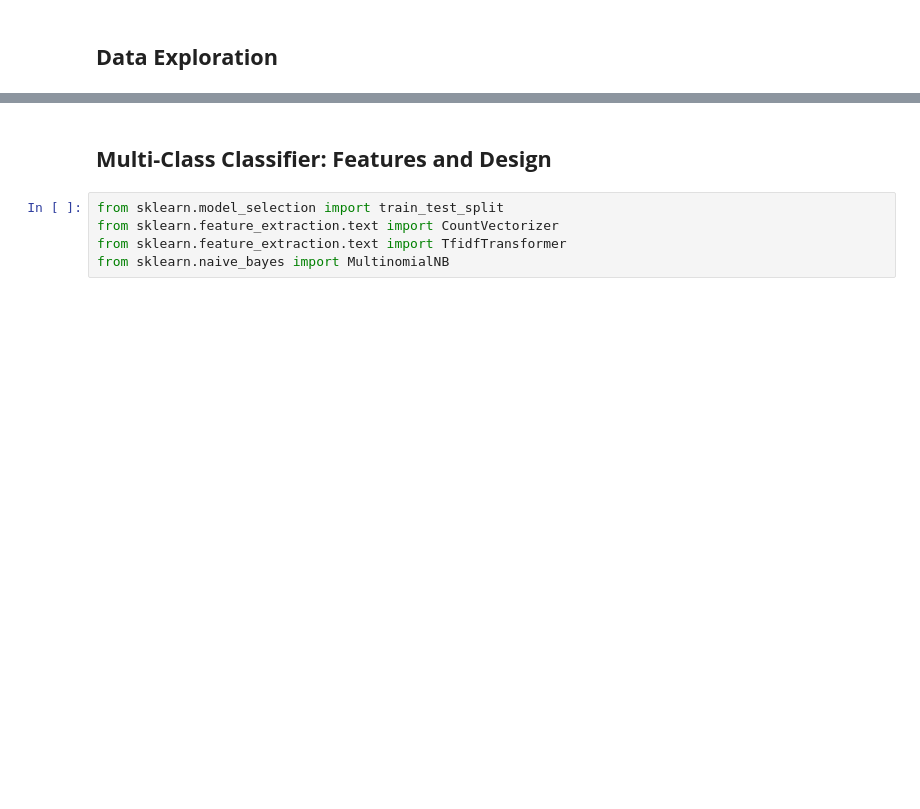
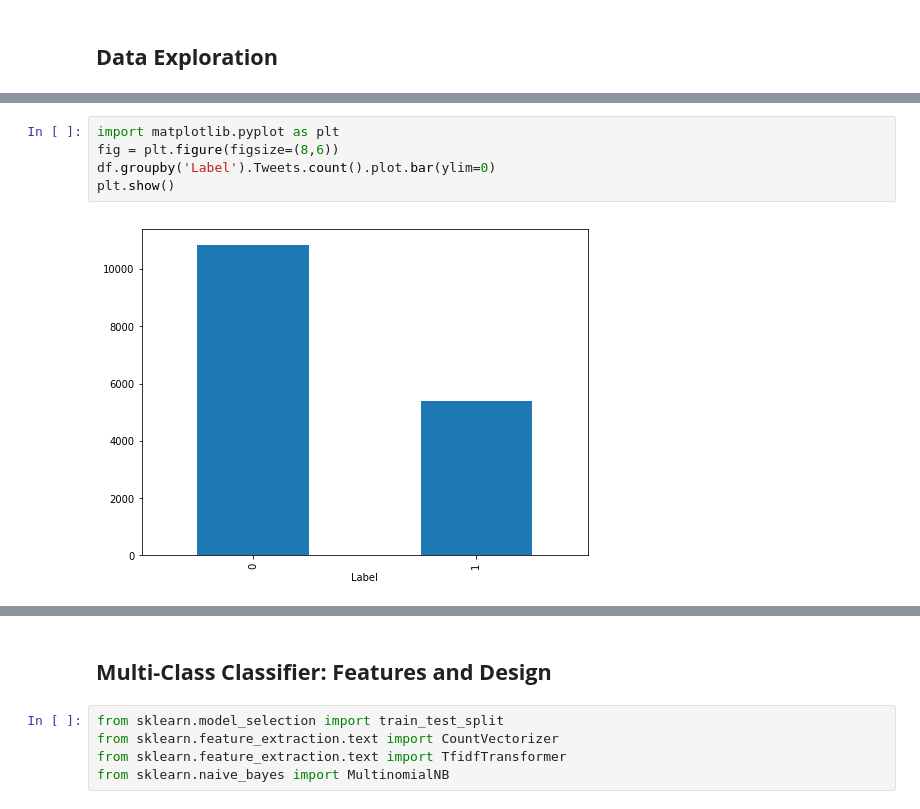
Before and after one commit to biranchi2018/School_of_AI_KL, a Jupyter notebook: TwitterTextAnalysis.ipynb, the cells around one changed output, grey strips where cells are left out. Cells and saved outputs as stored; diff of their text form; blank space fills up the shorter version.

```diff
--- a/TwitterTextAnalysis.ipynb
+++ b/TwitterTextAnalysis.ipynb
@@ -13,0 +143,7 @@ Saving illicittwitter.csv to illicittwitter (1).csv
+# %%
+import matplotlib.pyplot as plt
+fig = plt.figure(figsize=(8,6))
+df.groupby('Label').Tweets.count().plot.bar(ylim=0)
+plt.show()
+# %% [output]
+[figure, added]
```
Also changed, not shown: parts of 34 cells of this notebook.
